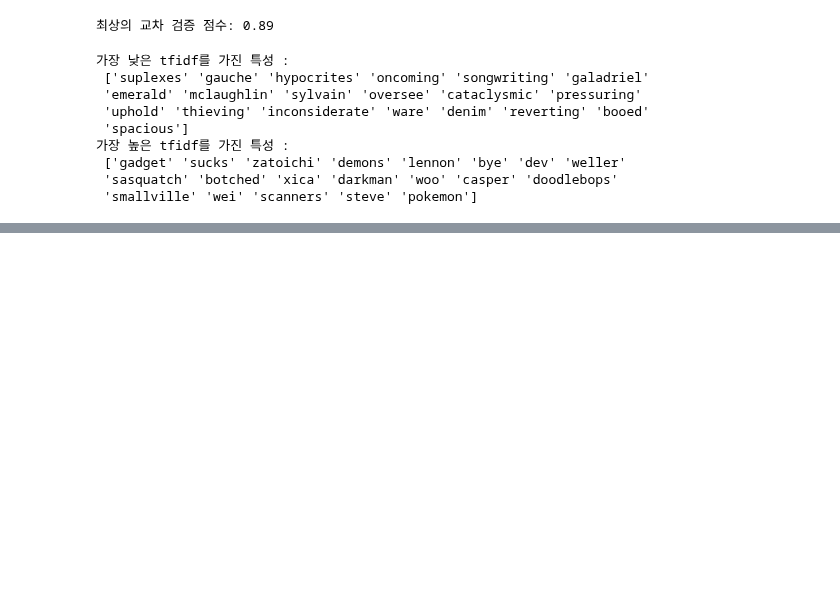
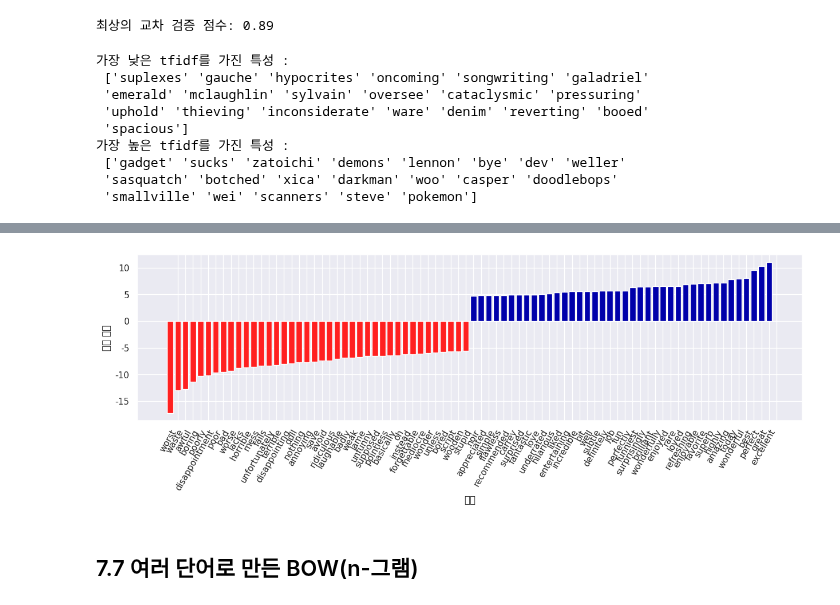
Before and after one commit to 201ssc/python_test1, a Jupyter notebook: 7_5_디에터_스케일_변경.ipynb, the cells around one changed output, grey strips where cells are left out. Drawn from its saved outputs; the diff is of its cells as text; code cells hidden in the pictures; blank space fills up the shorter version.

```diff
--- a/7_5_디에터_스케일_변경.ipynb
+++ b/7_5_디에터_스케일_변경.ipynb
@@ -150,0 +170,8 @@ print("가장 높은 tfidf를 가진 특성 :\n", feature_names[sorted_by_tfidf[
+# %%
+mglearn.tools.visualize_coefficients(
+    grid.best_estimator_.named_steps['logisticregression'].coef_[0],
+    feature_names, n_top_features=40)
+# %% [output]
+[figure, added]
+# %% [markdown]
+## 7.7 여러 단어로 만든 BOW(n-그램)
```
Also changed, not shown: parts of 2 cells of this notebook.
